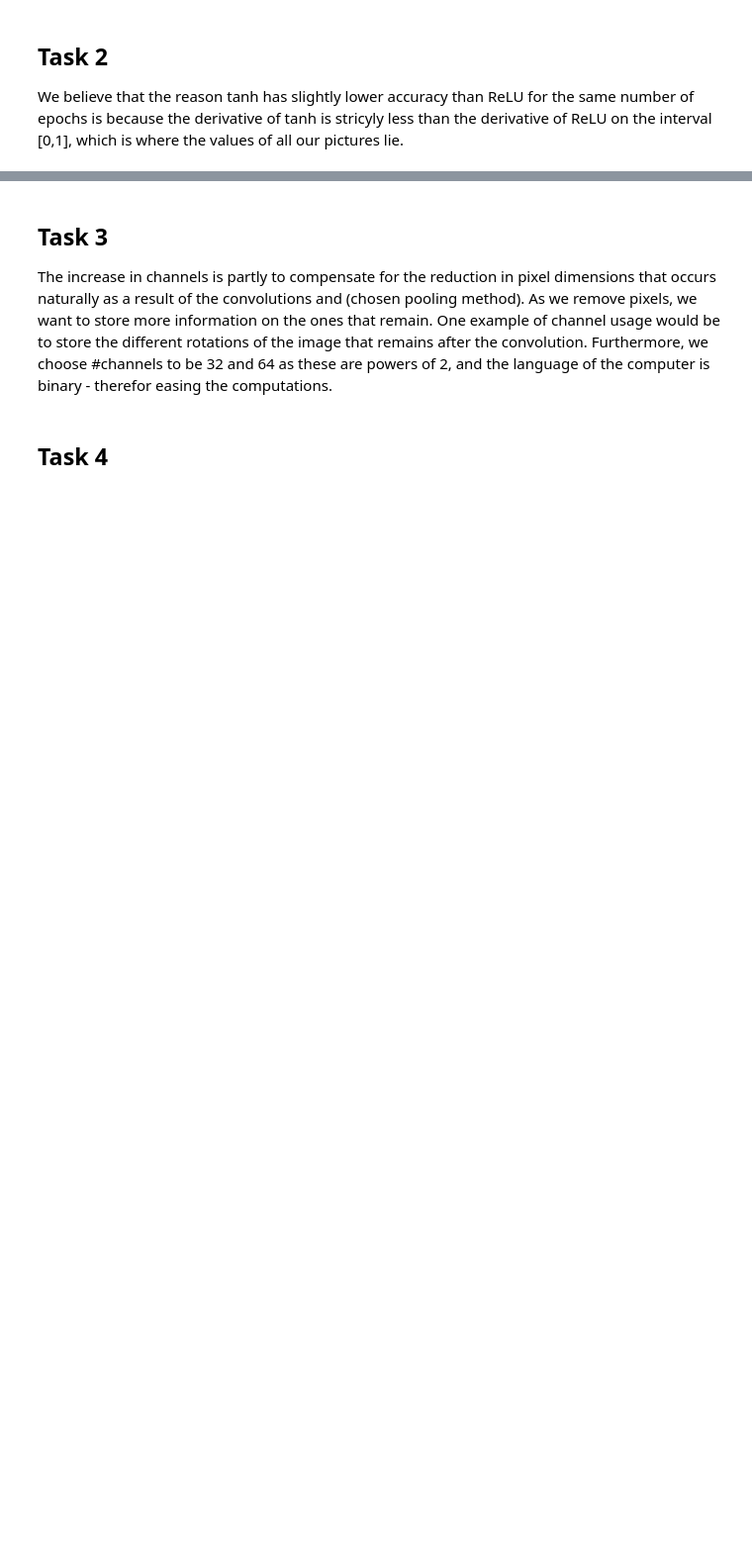
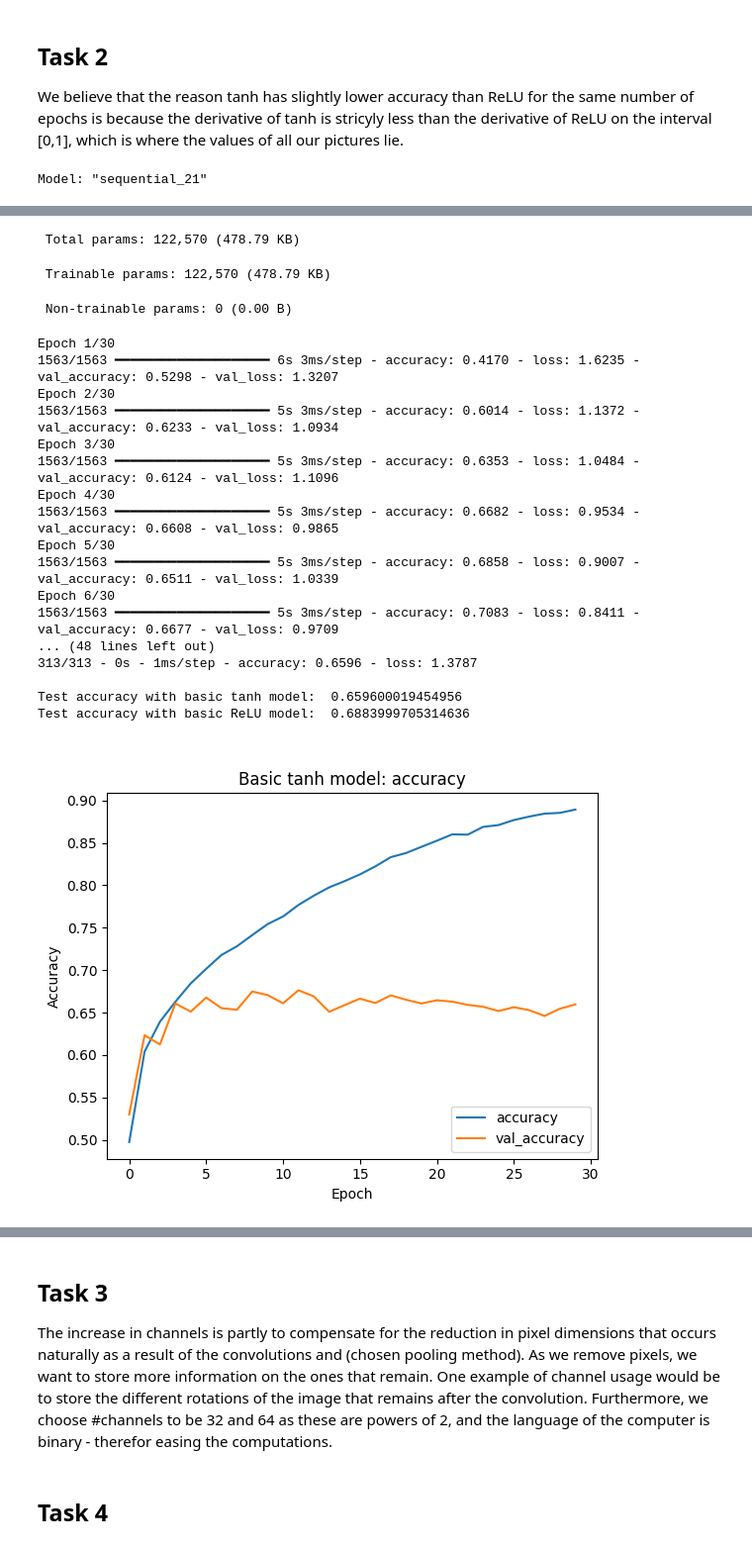
Before and after one commit to aggelitoo/deep_learning, a Jupyter notebook: project2/project2.ipynb, the cells around one changed output, grey strips where cells are left out. Shown: that part at 99% size. Cells and saved outputs as stored; diff of their text form; code cells hidden in the pictures; blank space fills up the shorter version.

```diff
--- a/project2/project2.ipynb
+++ b/project2/project2.ipynb
@@ -203,3 +128,59 @@ print(test_acc2)
 ## Task 2
 We believe that the reason tanh has slightly lower accuracy than ReLU for the same number of epochs is because the derivative of tanh
 is stricyly less than the derivative of ReLU on the interval [0,1], which is where the values of all our pictures lie.
+# %%
+# basic tanh model
+model_tanh = models.Sequential(
+    [
+        keras.Input((32, 32, 3)),
+
+        layers.Conv2D(32, (3, 3)),
+        layers.Activation('tanh'),
+        layers.MaxPooling2D((2, 2)),
+
+        layers.Conv2D(64, (3, 3)),
+        layers.Activation('tanh'),
+        layers.MaxPooling2D((2, 2)),
+
+        layers.Conv2D(64, (3, 3)),
+        layers.Activation('tanh'),
+
+        layers.Flatten(),
+        layers.Dense(64),
+        layers.Activation('tanh'),
+        layers.Dense(10)
+    ]
+)
+
+model_tanh.summary()
+
+model_tanh.compile(optimizer='adam',
+              loss=tf.keras.losses.SparseCategoricalCrossentropy(from_logits=True),
+              metrics=['accuracy'])
+
+history_tanh = model_tanh.fit(train_images, train_labels, epochs=30,
+                              validation_data=(test_images, test_labels))
+
+# testing the tanh model and comparing to previous
+test_loss_tanh, test_acc_tanh = model_tanh.evaluate(test_images,  test_labels, verbose=2)
+print("\nTest accuracy with basic tanh model: ", test_acc_tanh)
+print("Test accuracy with basic ReLU model: ", test_acc)
+
+# plotting the results
+plt.plot(history_tanh.history['accuracy'], label='accuracy')
+plt.plot(history_tanh.history['val_accuracy'], label = 'val_accuracy')
+plt.xlabel('Epoch')
+plt.ylabel('Accuracy')
+plt.title('\nBasic tanh model: accuracy')
+plt.legend(loc='lower right')
+plt.show()
+
+plt.plot(history.history['accuracy'], label='accuracy')
+plt.plot(history.history['val_accuracy'], label = 'val_accuracy')
+plt.xlabel('Epoch')
+plt.ylabel('Accuracy')
+plt.title('Basic ReLU model: accuracy')
+plt.legend(loc='lower right')
+plt.show()
+# %% [output]
+Model: "sequential_21"
@@ -205,0 +204,21 @@ is stricyly less than the derivative of ReLU on the interval [0,1], which is whe
+ Total params: 122,570 (478.79 KB)
+ Trainable params: 122,570 (478.79 KB)
+ Non-trainable params: 0 (0.00 B)
+Epoch 1/30
+1563/1563 ━━━━━━━━━━━━━━━━━━━━ 6s 3ms/step - accuracy: 0.4170 - loss: 1.6235 - val_accuracy: 0.5298 - val_loss: 1.3207
+Epoch 2/30
+1563/1563 ━━━━━━━━━━━━━━━━━━━━ 5s 3ms/step - accuracy: 0.6014 - loss: 1.1372 - val_accuracy: 0.6233 - val_loss: 1.0934
+Epoch 3/30
+1563/1563 ━━━━━━━━━━━━━━━━━━━━ 5s 3ms/step - accuracy: 0.6353 - loss: 1.0484 - val_accuracy: 0.6124 - val_loss: 1.1096
+Epoch 4/30
+1563/1563 ━━━━━━━━━━━━━━━━━━━━ 5s 3ms/step - accuracy: 0.6682 - loss: 0.9534 - val_accuracy: 0.6608 - val_loss: 0.9865
+Epoch 5/30
+1563/1563 ━━━━━━━━━━━━━━━━━━━━ 5s 3ms/step - accuracy: 0.6858 - loss: 0.9007 - val_accuracy: 0.6511 - val_loss: 1.0339
+Epoch 6/30
+1563/1563 ━━━━━━━━━━━━━━━━━━━━ 5s 3ms/step - accuracy: 0.7083 - loss: 0.8411 - val_accuracy: 0.6677 - val_loss: 0.9709
+... (48 lines left out)
+313/313 - 0s - 1ms/step - accuracy: 0.6596 - loss: 1.3787
+
+Test accuracy with basic tanh model:  0.659600019454956
+Test accuracy with basic ReLU model:  0.6883999705314636
+[figure, added]
```
Also changed, not shown: parts of 30 cells of this notebook, 2 other files.
